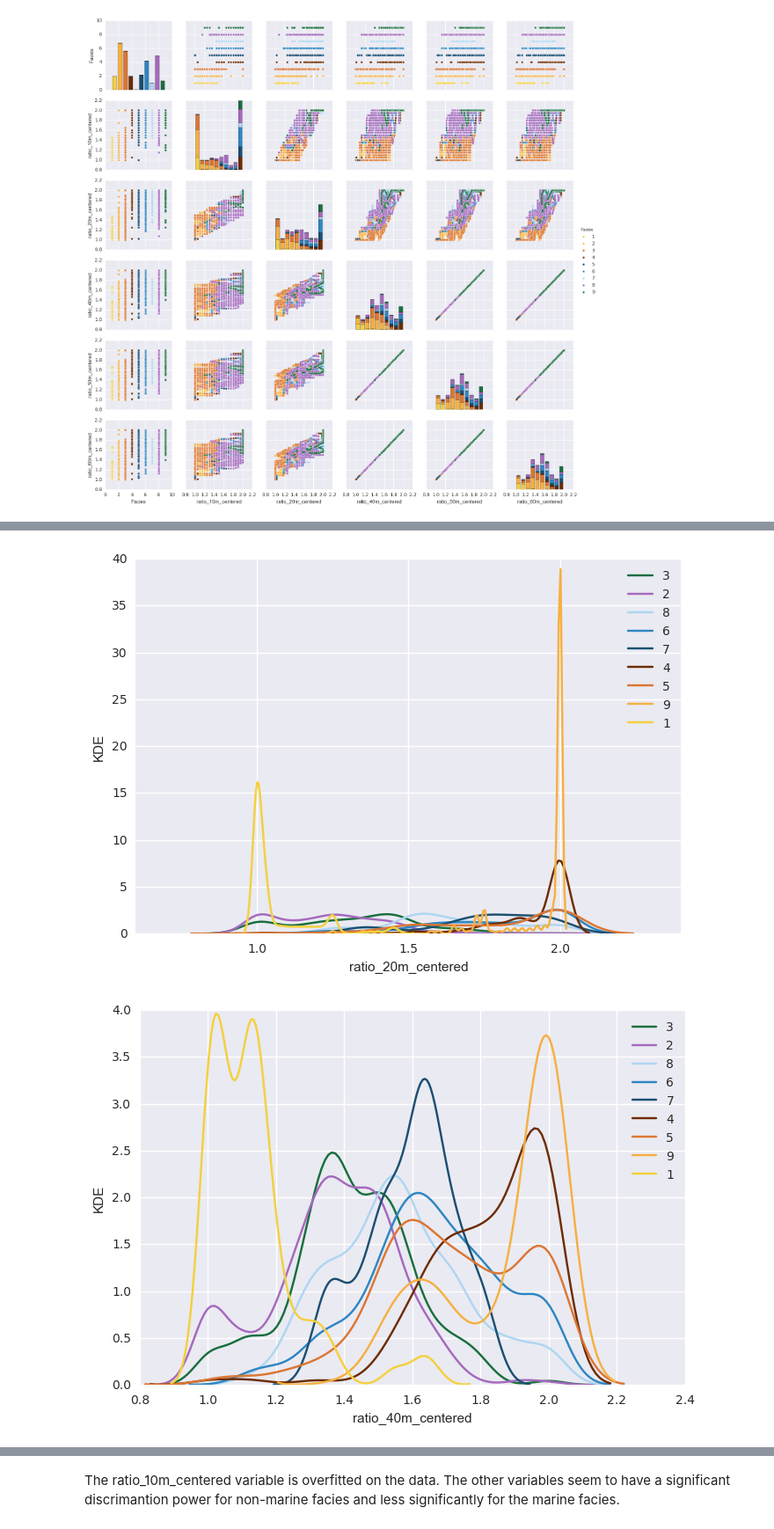
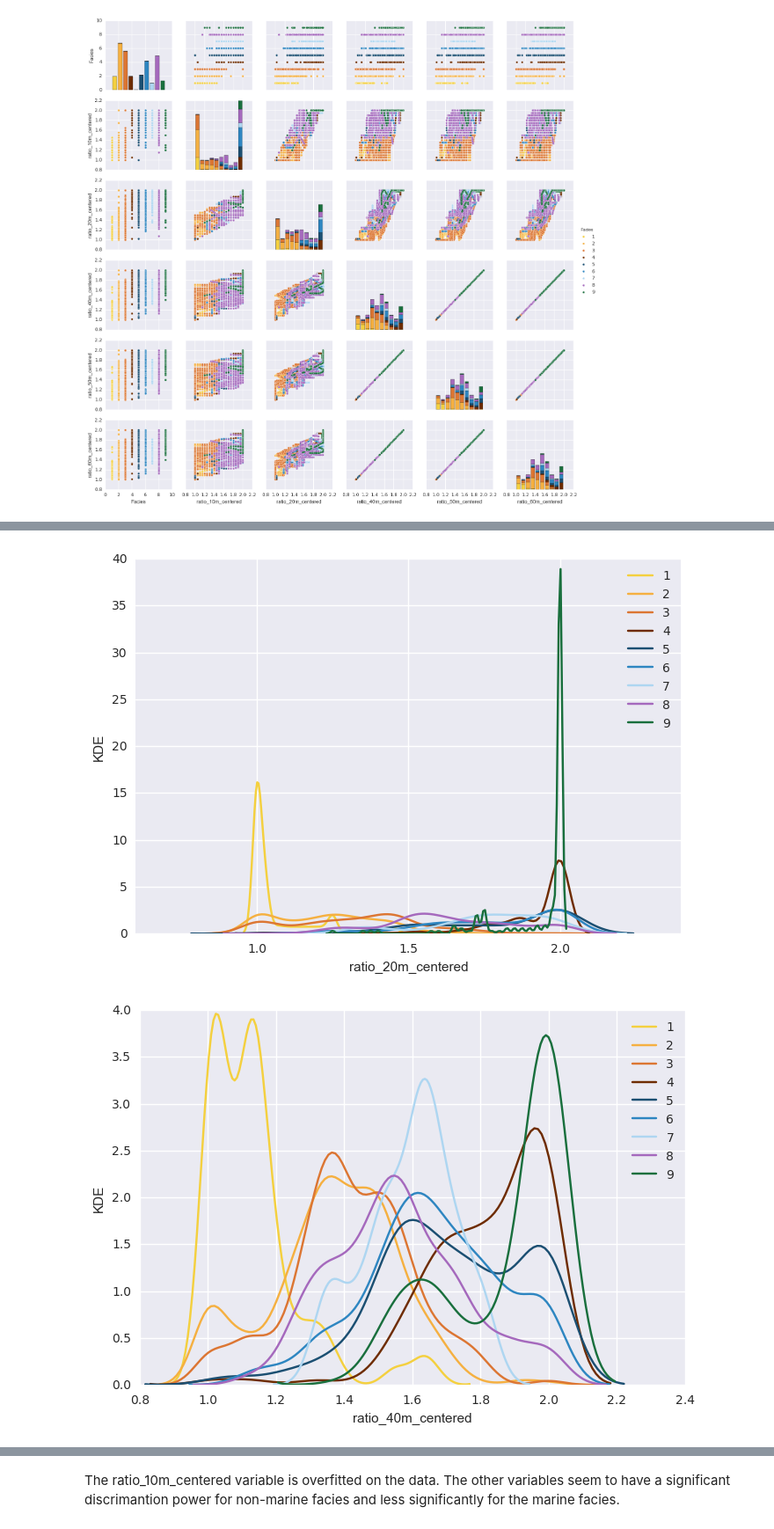
Before and after one commit to lperozzi/2016-ml-contest_liamlearn, a Jupyter notebook: Testing sliding geological variable.ipynb, the cells around one changed output, grey strips where cells are left out. Shown at 88% size. Cells and saved outputs as stored; diff of their text form; code cells hidden in the pictures.

```diff
--- a/Testing sliding geological variable.ipynb
+++ b/Testing sliding geological variable.ipynb
@@ -112,12 +112,11 @@ sns.pairplot(temp_df, hue='Facies', palette = flatui)
 <seaborn.axisgrid.PairGrid at 0x...>
 [figure]
 # %%
-flatui.reverse()
 sns.set_palette(flatui)
 list_variables = ['ratio_10m_centered', 'ratio_20m_centered', 'ratio_40m_centered', 'ratio_50m_centered',
                   'ratio_60m_centered']
 for a in list_variables:
-    for i in training_data['Facies'].unique():
+    for i in np.arange(1, 10, 1):
         sns.kdeplot(training_data[a][training_data['Facies'] == i], label=i)
     plt.xlabel(a)
     plt.ylabel('KDE')
@@ -127,2 +126,2 @@ for a in list_variables:
-[figure, old version]
+[figure, new version]
-[figure, old version]
+[figure, new version]
```
Also changed, not shown: parts of 1 cell of this notebook.
